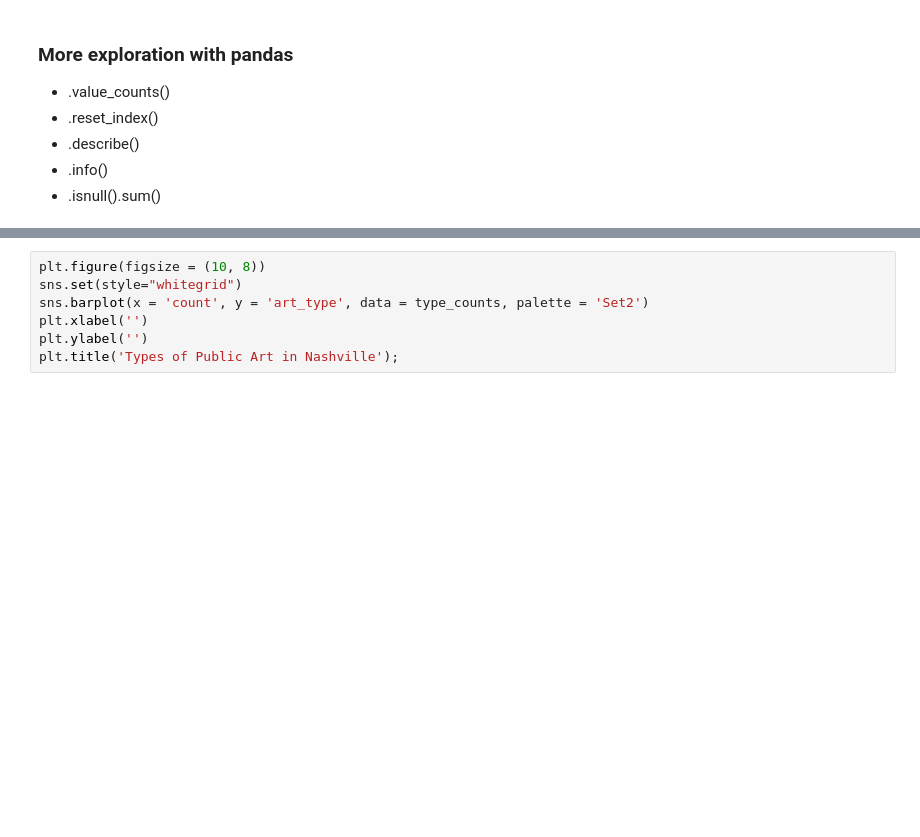
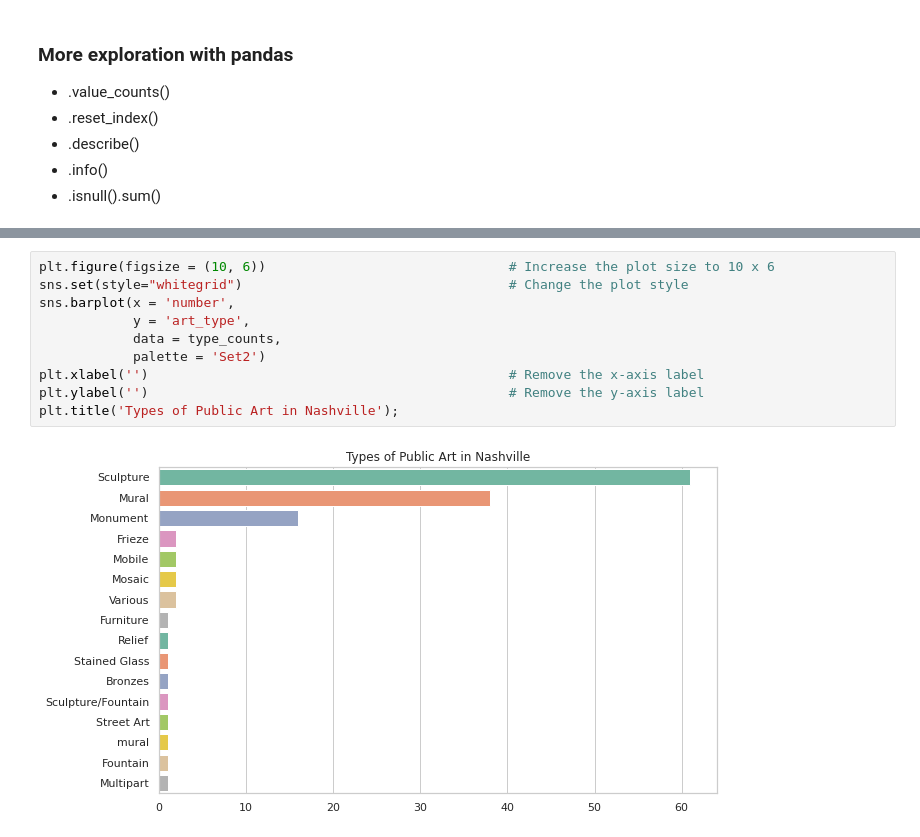
Before and after one commit to NSS-Data-Instructional-Stuff/data-analytics-jumpstart, a Jupyter notebook: 2022_citizen_satisfaction/class_notebooks/notebook_02_public_art_part_2.ipynb, the cells around one changed output, grey strips where cells are left out. Drawn from its saved outputs; the diff is of its cells as text; blank space fills up the shorter version.

```diff
--- a/2022_citizen_satisfaction/class_notebooks/notebook_02_public_art_part_2.ipynb
+++ b/2022_citizen_satisfaction/class_notebooks/notebook_02_public_art_part_2.ipynb
@@ -136,7 +277,12 @@ plt.barh('art_type', 'count', data=type_counts, color = 'green', edgecolor = 'bl
 # %%
-plt.figure(figsize = (10, 8))
-sns.set(style="whitegrid")
-sns.barplot(x = 'count', y = 'art_type', data = type_counts, palette = 'Set2')
-plt.xlabel('')
-plt.ylabel('')
+plt.figure(figsize = (10, 6))                               # Increase the plot size to 10 x 6
+sns.set(style="whitegrid")                                  # Change the plot style
+sns.barplot(x = 'number',
+            y = 'art_type',
+            data = type_counts,
+            palette = 'Set2')
+plt.xlabel('')                                              # Remove the x-axis label
+plt.ylabel('')                                              # Remove the y-axis label
 plt.title('Types of Public Art in Nashville');
+# %% [output]
+[figure, added]
```
Also changed, not shown: parts of 80 cells of this notebook, 4 other files.
